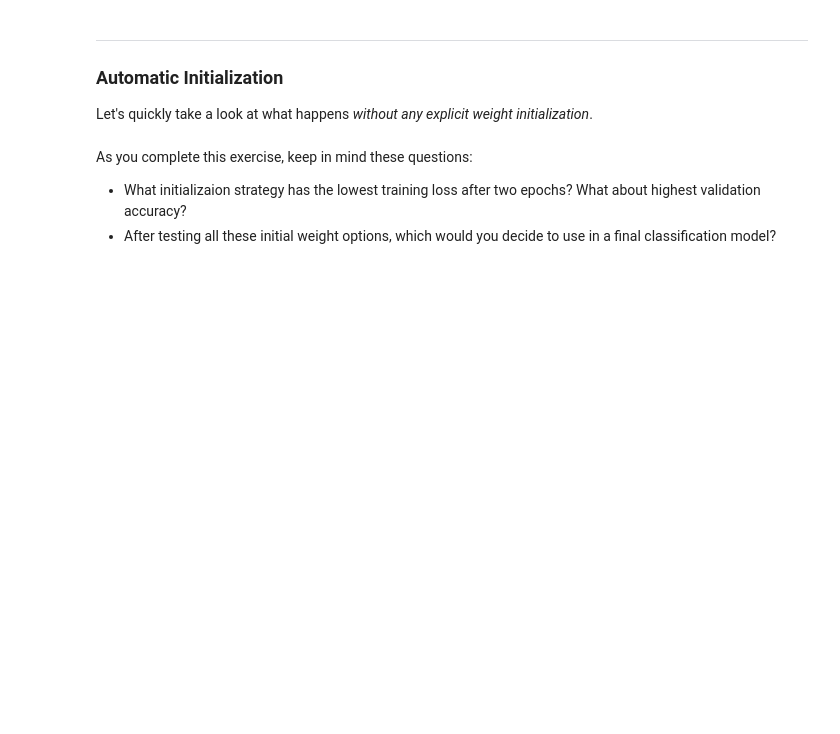
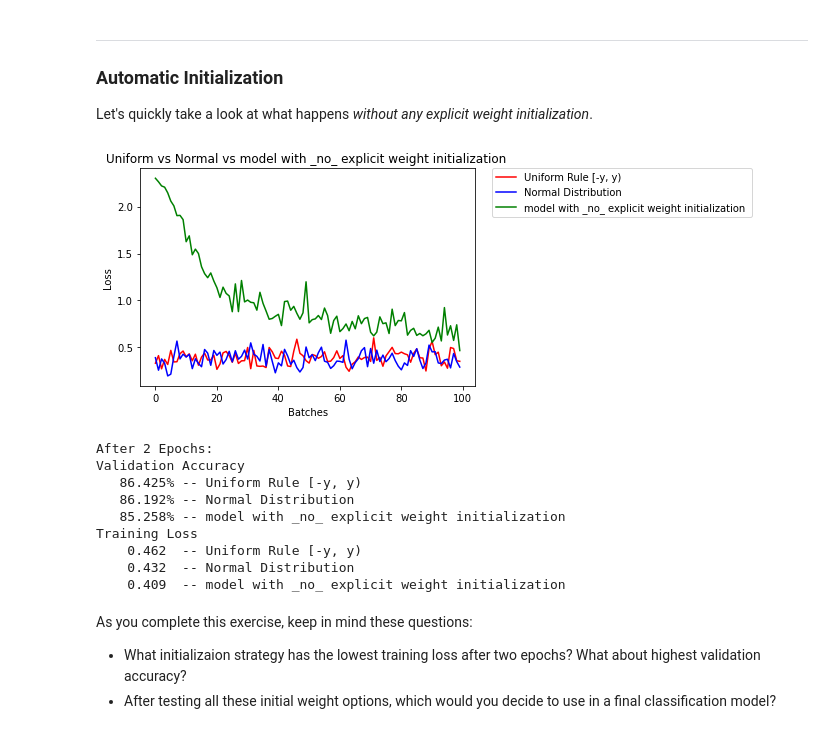
Before and after one commit to Ki-rin/deep-learning-pytorch, a Jupyter notebook: weight-initialization/weight_initialization_exercise.ipynb, the cells around one changed output. Saved outputs shown, nothing was run; the diff lists cells and outputs as text; code cells hidden in the pictures; blank space fills up the shorter version.

```diff
--- a/weight-initialization/weight_initialization_exercise.ipynb
+++ b/weight-initialization/weight_initialization_exercise.ipynb
@@ -360,3 +452,6 @@ The normal distribution gives us pretty similar behavior compared to the uniform
 Let's quickly take a look at what happens *without any explicit weight initialization*.
 # %%
 ## Instantiate a model with _no_ explicit weight initialization
+
+model_ne_rule = Net()
+#model_ne_rule.apply()
@@ -365,3 +458,26 @@ Let's quickly take a look at what happens *without any explicit weight initializ
+# %%
+## evaluate the behavior using helpers.compare_init_weights
+# compare the two models
+model_list = [(model_uniform_rule, 'Uniform Rule [-y, y)'),
+              (model_normal_rule, 'Normal Distribution'),
+              (model_ne_rule, 'model with _no_ explicit weight initialization '),]
+
+# evaluate behavior
+helpers.compare_init_weights(model_list,
+                             'Uniform vs Normal vs model with _no_ explicit weight initialization ',
+                             train_loader,
+                             valid_loader)
+# %% [output]
+[figure, added]
+After 2 Epochs:
+Validation Accuracy
+   86.425% -- Uniform Rule [-y, y)
+   86.192% -- Normal Distribution
+   85.258% -- model with _no_ explicit weight initialization
+Training Loss
+    0.462  -- Uniform Rule [-y, y)
+    0.432  -- Normal Distribution
+    0.409  -- model with _no_ explicit weight initialization
 # %% [markdown]
 As you complete this exercise, keep in mind these questions:
 * What initializaion strategy has the lowest training loss after two epochs? What about highest validation accuracy?
```
Also changed, not shown: parts of 14 cells of this notebook, 1 other file.
